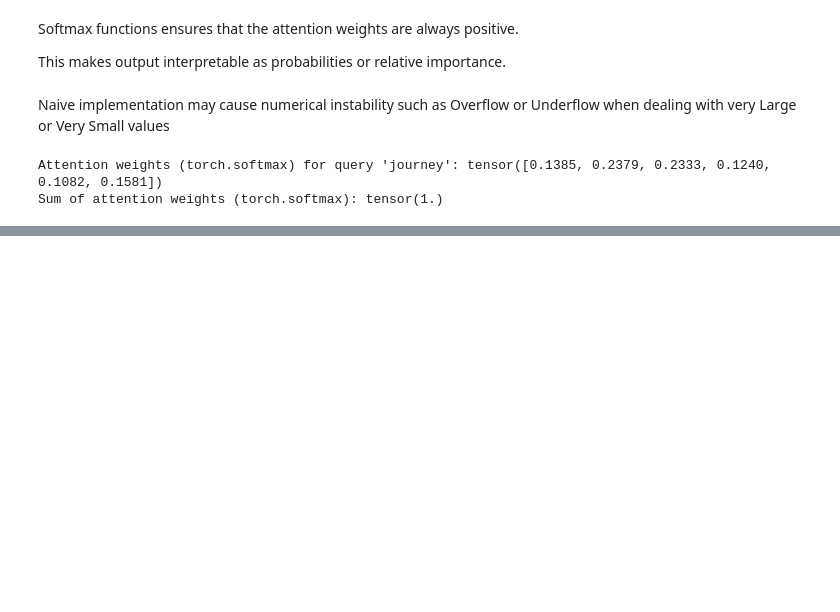
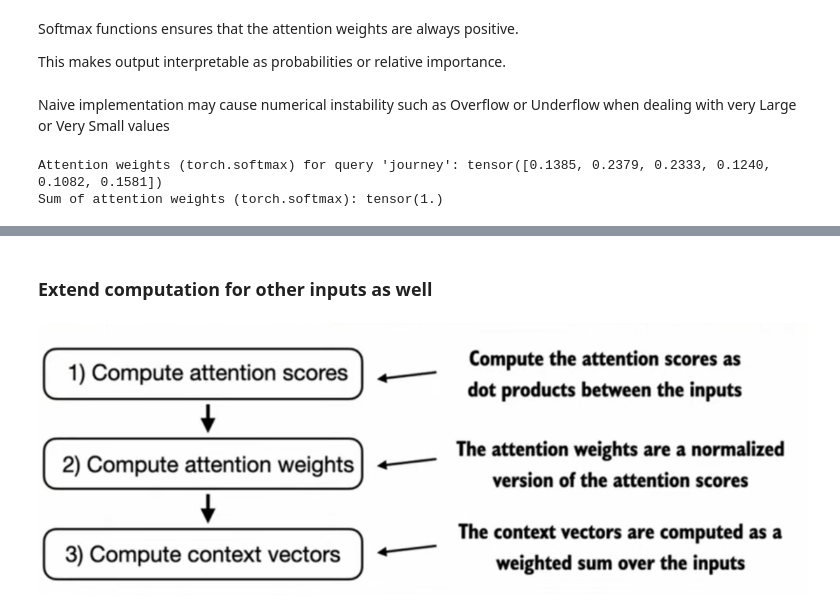
Before and after one commit to bhuwanesh340/LLM-from-scratch-Python, a Jupyter notebook: stage1_6_self_attention.ipynb, the cells around one changed output, grey strips where cells are left out. Saved outputs shown, nothing was run; the diff lists cells and outputs as text; code cells hidden in the pictures; blank space fills up the shorter version.

```diff
--- a/stage1_6_self_attention.ipynb
+++ b/stage1_6_self_attention.ipynb
@@ -105,0 +174,6 @@ Sum of attention weights (torch.softmax): tensor(1.)
+# %% [markdown]
+### Extend computation for other inputs as well
+# %%
+Image("images/attention_score_calc.png")
+# %% [output]
+[figure, added]
```
Also changed, not shown: parts of 16 cells of this notebook, 4 other files.
